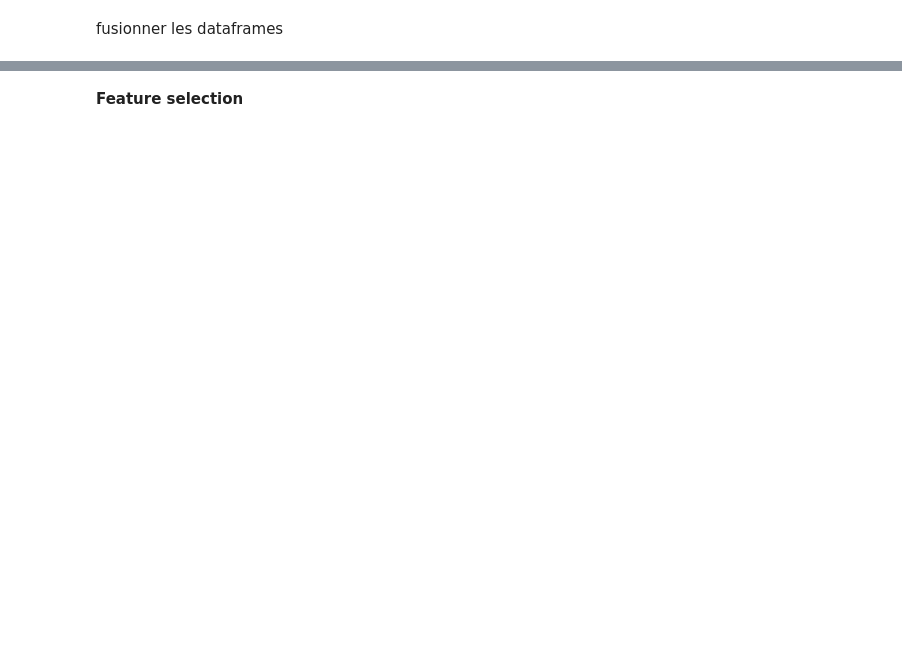
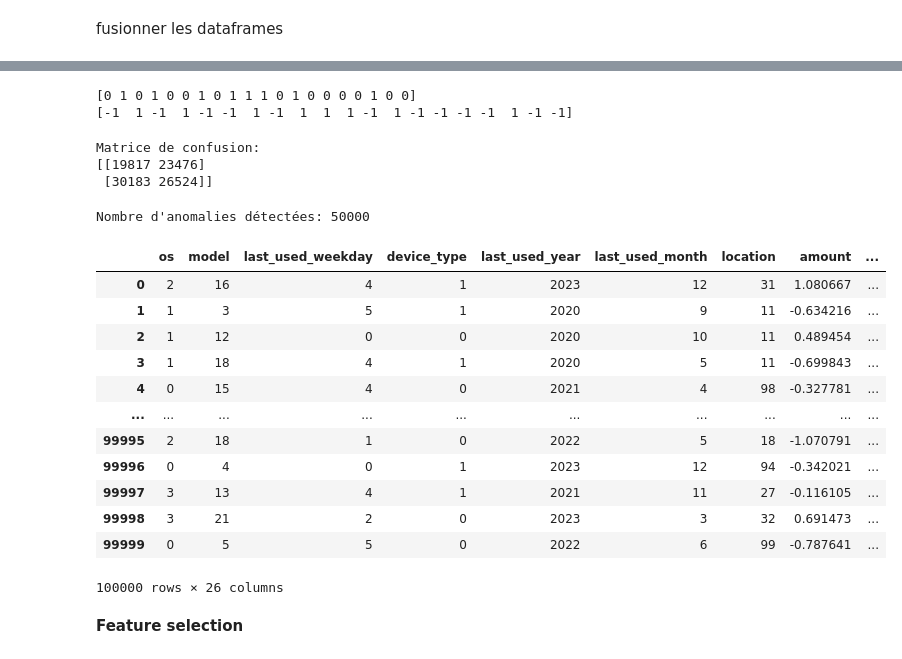
Before and after one commit to Anaaurelle237/AI_Summer_projet_8, a Jupyter notebook: notebooks/modelisation_ai.ipynb, the cells around one changed output, grey strips where cells are left out. Cells and saved outputs as stored; diff of their text form; code cells hidden in the pictures; blank space fills up the shorter version.

```diff
--- a/notebooks/modelisation_ai.ipynb
+++ b/notebooks/modelisation_ai.ipynb
@@ -200,7 +271,0 @@ data = data_2.copy()
-# %%
-le = LabelEncoder()
-columns = ["transaction_type", "status", "transaction_location", "region_customer", "device_type", "os"]
-for column in columns:
-    data[f"{column}_e"] = le.fit_transform(data[column])
-    data.drop(columns = [column], inplace=True)
-display(data.head())
@@ -265,3 +310,38 @@ num_features
+# %%
+print(y_pred_binary[:20])
+print(y_pred[:20])
+# %% [output]
+[0 1 0 1 0 0 1 0 1 1 1 0 1 0 0 0 0 1 0 0]
+[-1  1 -1  1 -1 -1  1 -1  1  1  1 -1  1 -1 -1 -1 -1  1 -1 -1]
+# %%
+# Afficher la matrice de confusion
+print("Matrice de confusion:")
+print(confusion_matrix(y_final, y_pred_binary))
+# %% [output]
+Matrice de confusion:
+[[19817 23476]
+ [30183 26524]]
+# %%
+# Affichage des résultats
+print("\nNombre d'anomalies détectées:", sum(y_pred == -1))
+# %% [output]
+Nombre d'anomalies détectées: 50000
+# %%
+X_final
+# %% [output]
+|  | os | model | last_used_weekday | device_type | last_used_year | last_used_month | location | amount | ... |
+| 0 | 2 | 16 | 4 | 1 | 2023 | 12 | 31 | 1.080667 | ... |
+| 1 | 1 | 3 | 5 | 1 | 2020 | 9 | 11 | -0.634216 | ... |
+| 2 | 1 | 12 | 0 | 0 | 2020 | 10 | 11 | 0.489454 | ... |
+| 3 | 1 | 18 | 4 | 1 | 2020 | 5 | 11 | -0.699843 | ... |
+| 4 | 0 | 15 | 4 | 0 | 2021 | 4 | 98 | -0.327781 | ... |
+| ... | ... | ... | ... | ... | ... | ... | ... | ... | ... |
+| 99995 | 2 | 18 | 1 | 0 | 2022 | 5 | 18 | -1.070791 | ... |
+| 99996 | 0 | 4 | 0 | 1 | 2023 | 12 | 94 | -0.342021 | ... |
+| 99997 | 3 | 13 | 4 | 1 | 2021 | 11 | 27 | -0.116105 | ... |
+| 99998 | 3 | 21 | 2 | 0 | 2023 | 3 | 32 | 0.691473 | ... |
+| 99999 | 0 | 5 | 5 | 0 | 2022 | 6 | 99 | -0.787641 | ... |
+100000 rows × 26 columns
 # %% [markdown]
 **Feature selection**
 # %%
```
Also changed, not shown: parts of 57 cells of this notebook.
